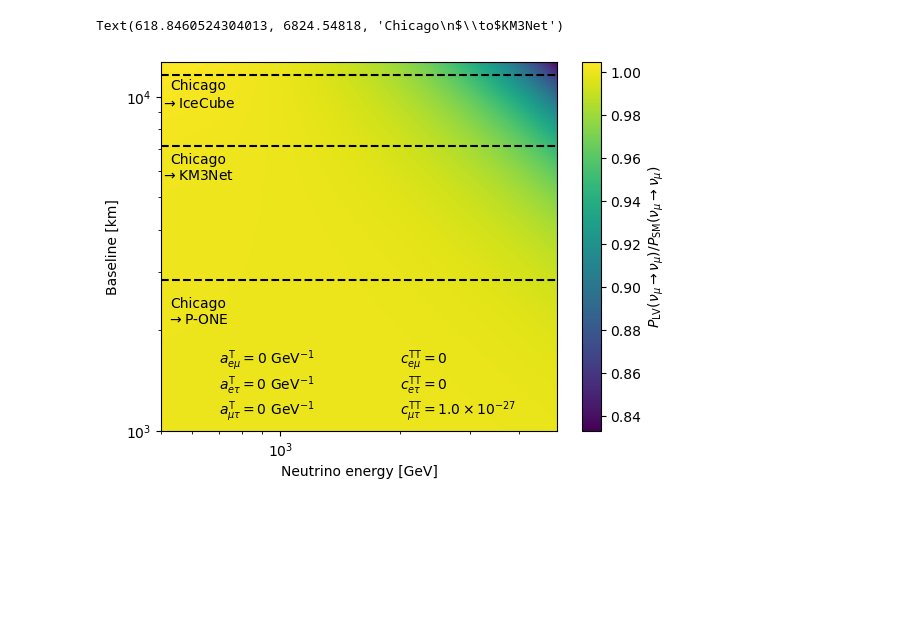
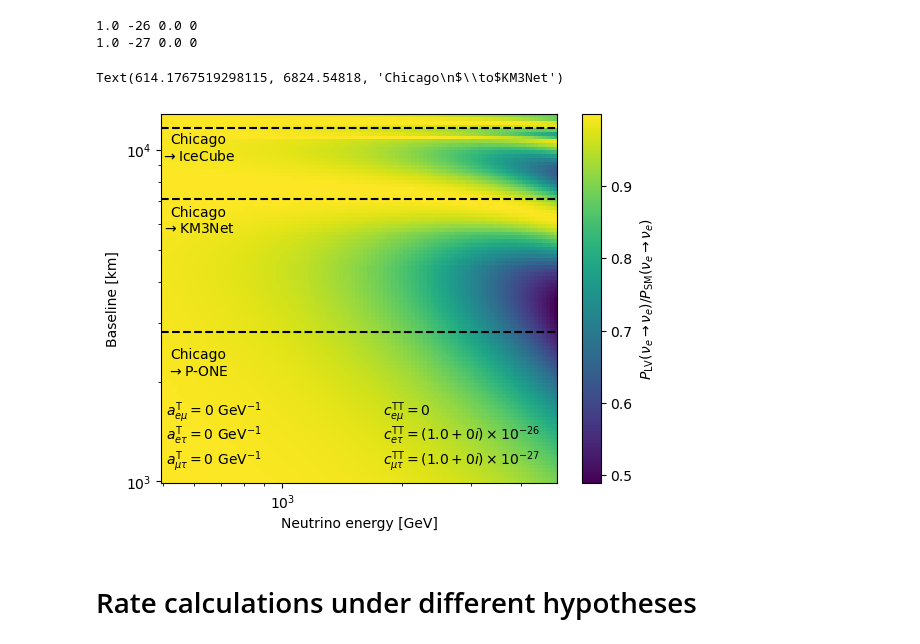
Before and after one commit to nickkamp1/NuTelescopeMuCollider, a Jupyter notebook: LorentzViolation.ipynb, the cells around one changed output. Saved outputs shown, nothing was run; the diff lists cells and outputs as text; code cells hidden in the pictures; blank space fills up the shorter version.

```diff
--- a/LorentzViolation.ipynb
+++ b/LorentzViolation.ipynb
@@ -2,20 +2,14 @@
 %load_ext autoreload
 %autoreload 2
 # %%
-from lv import LV_oscillations
+from lv import *
 
 import matplotlib.pyplot as plt
 import numpy as np
+from matplotlib.colors import LogNorm
 
 from flux import *
 from xsec import *
 
 from scipy.integrate import quad
-from scipy.interpolate import interp1d
-
-def sci_notation(number, sig_fig=1):
-    ret_string = "{0:.{1:d}e}".format(number, sig_fig)
-    a, b = ret_string.split("e")
-    # remove leading "+" and strip leading zeros
-    b = int(b)
-    return a + r" \times 10^{%s}"%str(b)
+from scipy.interpolate import interp1d,interp2d
@@ -61,11 +16,15 @@ beta = "mu"
+# %%
+
+# neutrino flavors
+alpha = "e"
+beta = "e"
 # %%
-Nbaselines = 500
-Nenergies = 500
+Nbaselines = 100
+Nenergies = 100
 #baselines = np.logspace(1,4.1,Nbaselines)*1e3
 baselines = np.logspace(0, np.log10(6.371*2), Nbaselines)*1e6
 #energies = np.logspace(-1,3,Nenergies)*1e9
 energies = np.logspace(np.log10(Emuon/10), np.log10(Emuon), Nenergies+1)[:-1] * 1e9
-
 SM_cases = []
 for baseline in baselines:
     SM_case = LV_oscillations(energies, baseline, 1)
@@ -76,11 +35,11 @@ for ibaseline,SM_case in enumerate(SM_cases):
     osc_probs_SM[ibaseline,:] = SM_case.get_oscillation_probability(alpha, beta)
 # %%
 # lorentz violation parameters
-aeu=0
-aet=0
+aeu=0#3e-24*1e9
+aet=0#1e-23*1e9
 aut=0#3e-24*1e9
-ceu=0
-cet=0
+ceu=0#1e-27
+cet=1e-26
 cut=1e-27
 LV_cases = []
 for baseline in baselines:
@@ -96,26 +55,30 @@ for ibaseline,LV_case in enumerate(LV_cases):
 # %%
 plt.pcolormesh(energies/1e9,baselines/1e3,osc_probs/osc_probs_SM)
 plt.loglog()
 c = plt.colorbar()
 plt.xlabel(r"Neutrino energy [GeV]")
 plt.ylabel(r"Baseline [km]")
-c.set_label(r"$P_{\rm LV}(\nu_\mu \to \nu_\mu)/P_{\rm SM}(\nu_\mu \to \nu_\mu)$")
+c.set_label(r"$P_{\rm LV}(\nu_%s \to \nu_%s)/P_{\rm SM}(\nu_%s \to \nu_%s)$"%(alpha,beta,alpha,beta))
 text_heights = np.linspace(3.05,3.2,3)
-text_x_a,text_x_c = 700,2000
+text_x_a,text_x_c = 510,1800
 plt.text(text_x_a,10**text_heights[2],r"$a^{\rm T}_{e \mu} = %s~{\rm GeV}^{-1}$"%(sci_notation(aeu/1e9) if np.abs(aeu)>0 else "0"))
-plt.text(text_x_a,10**text_heights[1],r"$a^{\rm T}_{e \tau} = %s~{\rm GeV}^{-1}$"%(sci_notation(aet/1e9) if aet>0 else "0"))
-plt.text(text_x_a,10**text_heights[0],r"$a^{\rm T}_{\mu \tau} = %s~{\rm GeV}^{-1}$"%(sci_notation(aut/1e9) if aut>0 else "0"))
-plt.text(text_x_c,10**text_heights[2],r"$c^{\rm TT}_{e \mu} = %s$"%(sci_notation(ceu) if ceu>0 else "0"))
-plt.text(text_x_c,10**text_heights[1],r"$c^{\rm TT}_{e \tau} = %s$"%(sci_notation(cet) if cet>0 else "0"))
+plt.text(text_x_a,10**text_heights[1],r"$a^{\rm T}_{e \tau} = %s~{\rm GeV}^{-1}$"%(sci_notation(aet/1e9) if np.abs(aet)>0 else "0"))
+plt.text(text_x_a,10**text_heights[0],r"$a^{\rm T}_{\mu \tau} = %s~{\rm GeV}^{-1}$"%(sci_notation(aut/1e9) if np.abs(aut)>0 else "0"))
+plt.text(text_x_c,10**text_heights[2],r"$c^{\rm TT}_{e \mu} = %s$"%(sci_notation(ceu) if np.abs(ceu)>0 else "0"))
+plt.text(text_x_c,10**text_heights[1],r"$c^{\rm TT}_{e \tau} = %s$"%(sci_notation(cet) if np.abs(cet)>0 else "0"))
 plt.text(text_x_c,10**text_heights[0],r"$c^{\rm TT}_{\mu \tau} = %s$"%(sci_notation(cut) if np.abs(cut)>0 else "0"))
 
 plt.axhline(ICECUBE_BASELINE/1e3, color="black", linestyle="--")
 plt.axhline(PONE_BASELINE/1e3, color="black", linestyle="--")
 plt.axhline(KM3NeT_BASELINE/1e3, color="black", linestyle="--")
 
 plt.text(plt.xlim()[0] + 120, ICECUBE_BASELINE/1e3 - 300,'Chicago\n$\\to$IceCube', verticalalignment="top", horizontalalignment="center")
 plt.text(plt.xlim()[0] + 120, PONE_BASELINE/1e3 - 300,'Chicago\n$\\to$P-ONE', verticalalignment="top", horizontalalignment="center")
 plt.text(plt.xlim()[0] + 120, KM3NeT_BASELINE/1e3 - 300,'Chicago\n$\\to$KM3Net', verticalalignment="top", horizontalalignment="center")
 # %% [output]
-Text(618.8460524304013, 6824.54818, 'Chicago\n$\\to$KM3Net')
+1.0 -26 0.0 0
+1.0 -27 0.0 0
+Text(614.1767519298115, 6824.54818, 'Chicago\n$\\to$KM3Net')
-[figure, old version]
+[figure, new version]
+# %% [markdown]
+# Rate calculations under different hypotheses
```
Also changed, not shown: parts of 12 cells of this notebook, 1 other file.
